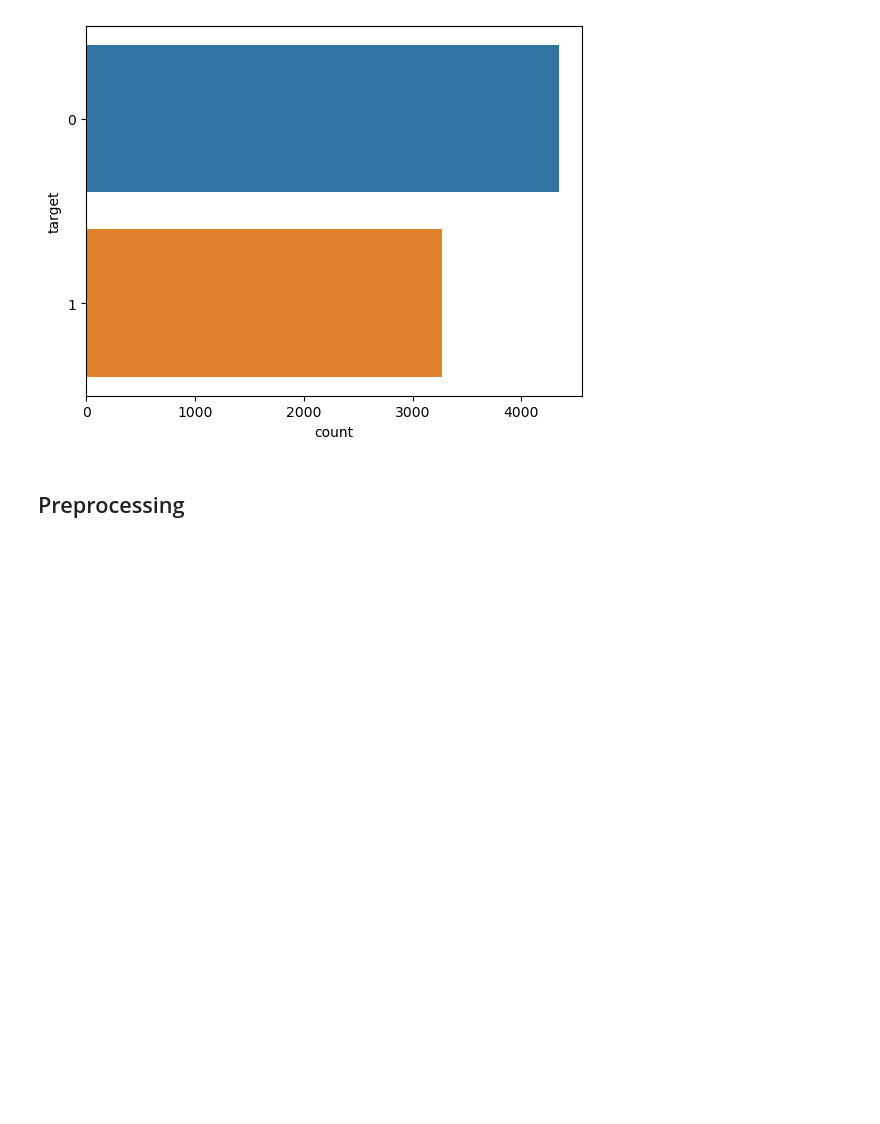
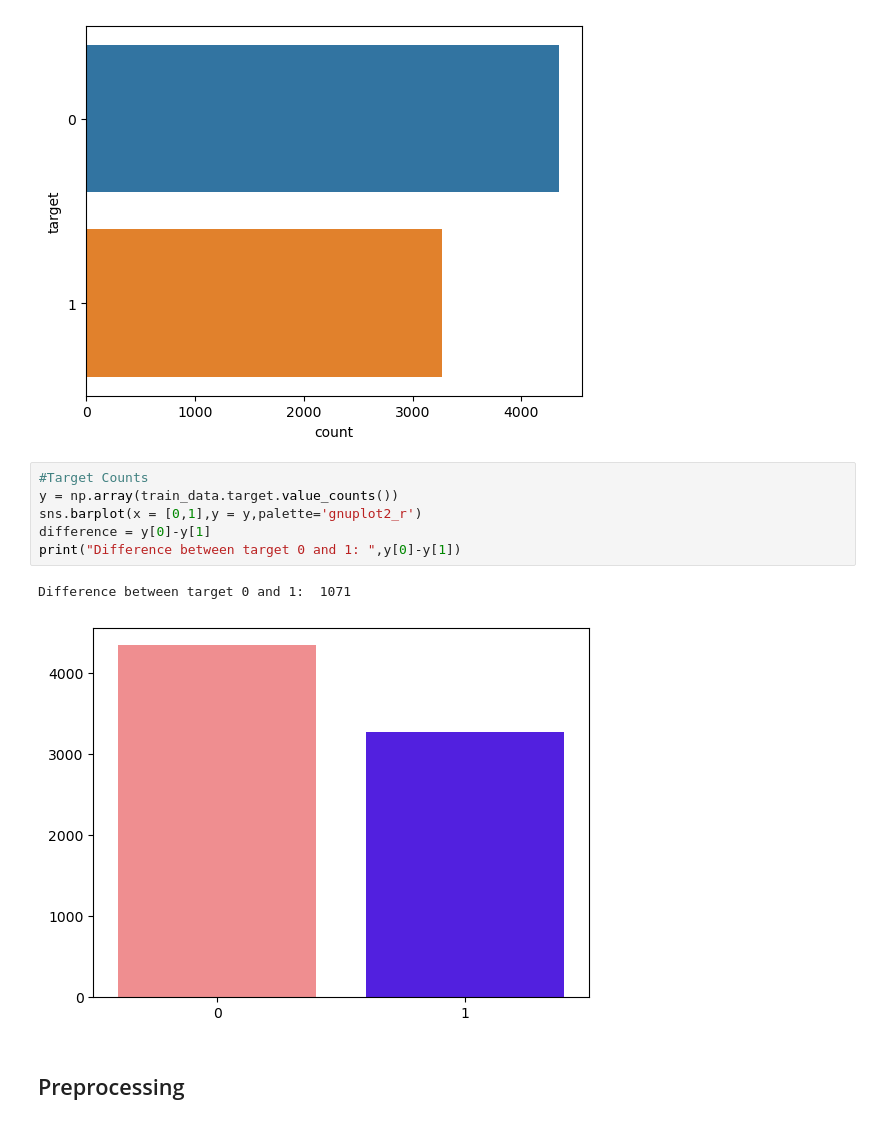
Before and after one commit to Meserat/NLP-Disaster-Tweets, a Jupyter notebook: nlp-disaster-tweets.ipynb, the cells around one changed output. Cells and saved outputs as stored; diff of their text form; blank space fills up the shorter version.

```diff
--- a/nlp-disaster-tweets.ipynb
+++ b/nlp-disaster-tweets.ipynb
@@ -197,6 +197,15 @@ plt.show()
 sns.countplot(y=train_data.target);
 # %% [output]
 [figure]
+# %%
+#Target Counts
+y = np.array(train_data.target.value_counts())
+sns.barplot(x = [0,1],y = y,palette='gnuplot2_r')
+difference = y[0]-y[1]
+print("Difference between target 0 and 1: ",y[0]-y[1])
+# %% [output]
+Difference between target 0 and 1:  1071
+[figure, added]
 # %% [markdown]
 ## Preprocessing
 # %% [markdown]
```
